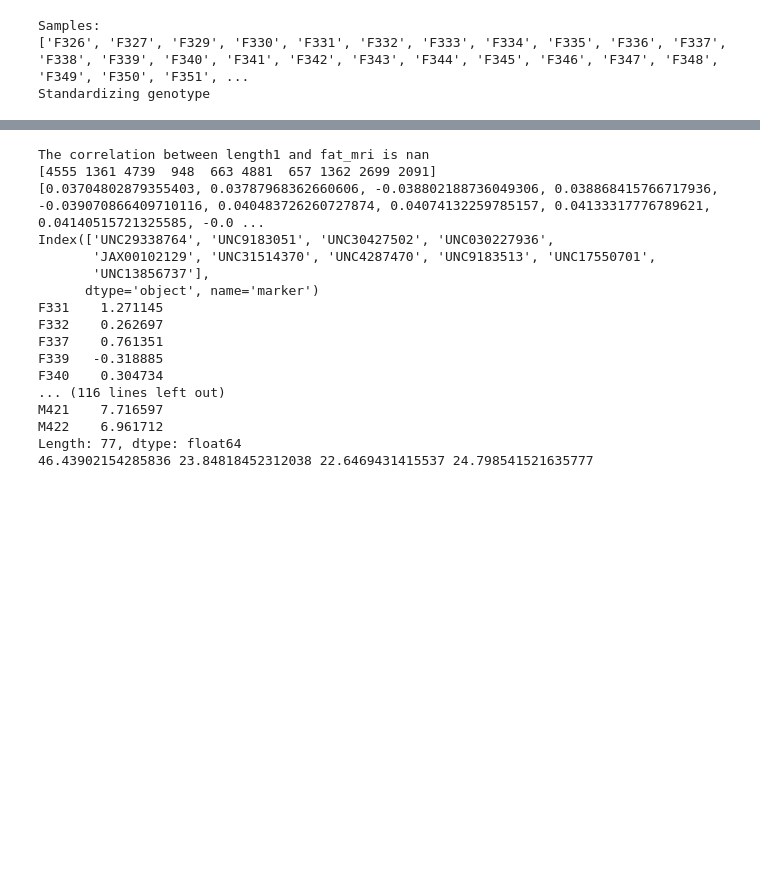
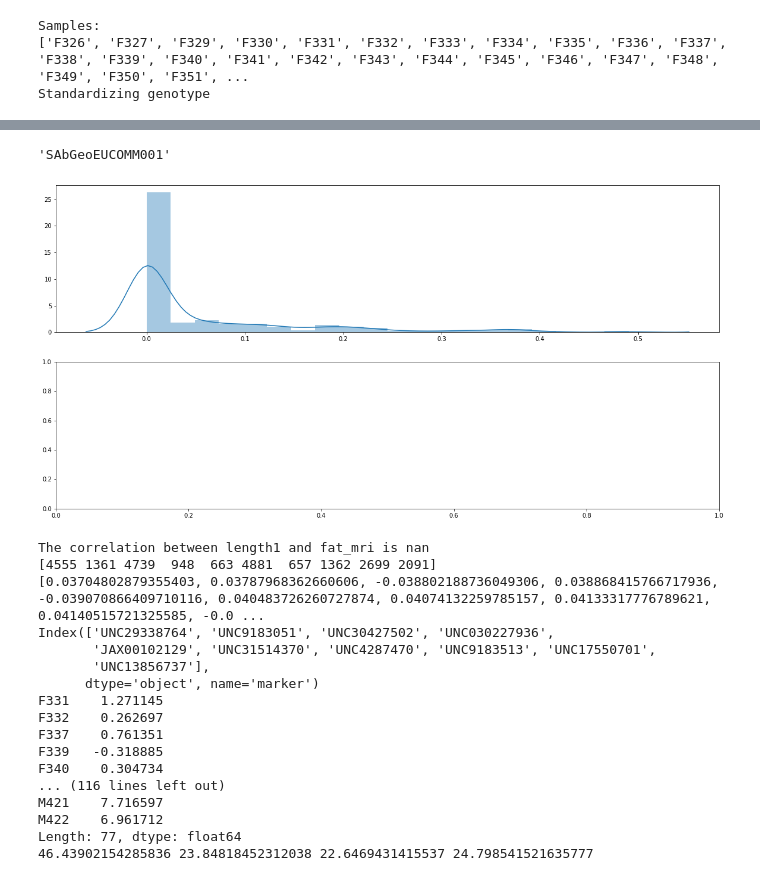
Before and after one commit to Vignesh-Sairaj/cm-229, a Jupyter notebook: mixed_model_adv_test.ipynb, the cells around one changed output, grey strips where cells are left out. Saved outputs shown, nothing was run; the diff lists cells and outputs as text; code cells hidden in the pictures; blank space fills up the shorter version.

```diff
--- a/mixed_model_adv_test.ipynb
+++ b/mixed_model_adv_test.ipynb
@@ -160,3 +211,23 @@ Index(['UNC4736200', 'UNC1143337', 'UNC2336708', 'UNC20480702', 'UNC5249903',
+# %%
+geno_tr.iloc[snp_idx].name
+# %% [output]
+'SAbGeoEUCOMM001'
+# %%
+
+import seaborn as sns
+import matplotlib.pyplot as plt
+import matplotlib as mpl
+
+
+f, ax = plt.subplots(ncols = 1, nrows = 2, figsize=(20, 10))
+
+pal = sns.palplot(sns.color_palette("RdBu"))
+
+p = sns.distplot(abs(new_beta), ax = ax[0])
+
+f
+# %% [output]
+[figure, added]
 # %%
 
 predictions_re = (top_N_values * (geno_test.loc[top_N_snps].transpose())).sum(axis = 1)
```
Also changed, not shown: parts of 6 cells of this notebook, 13 other files.
